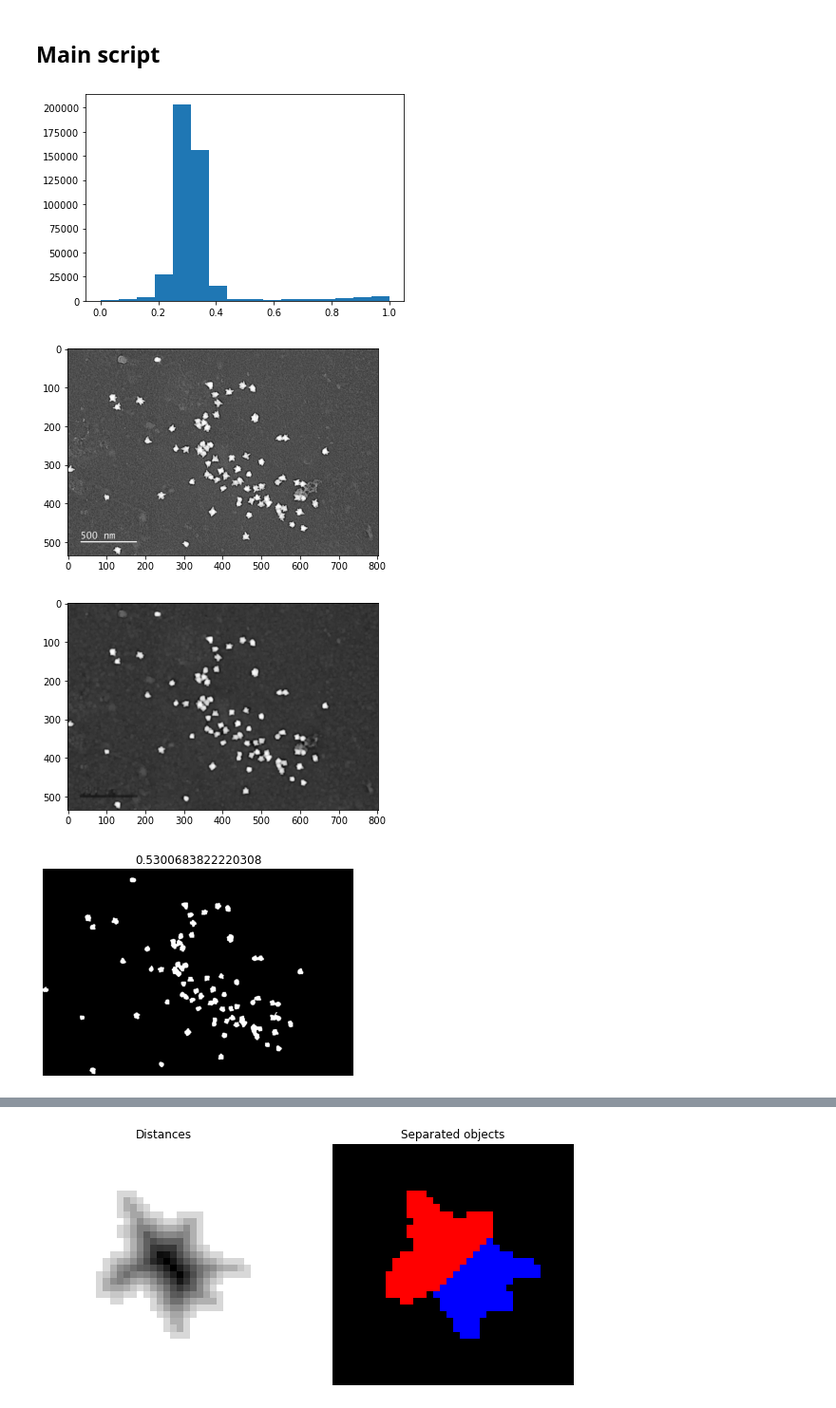
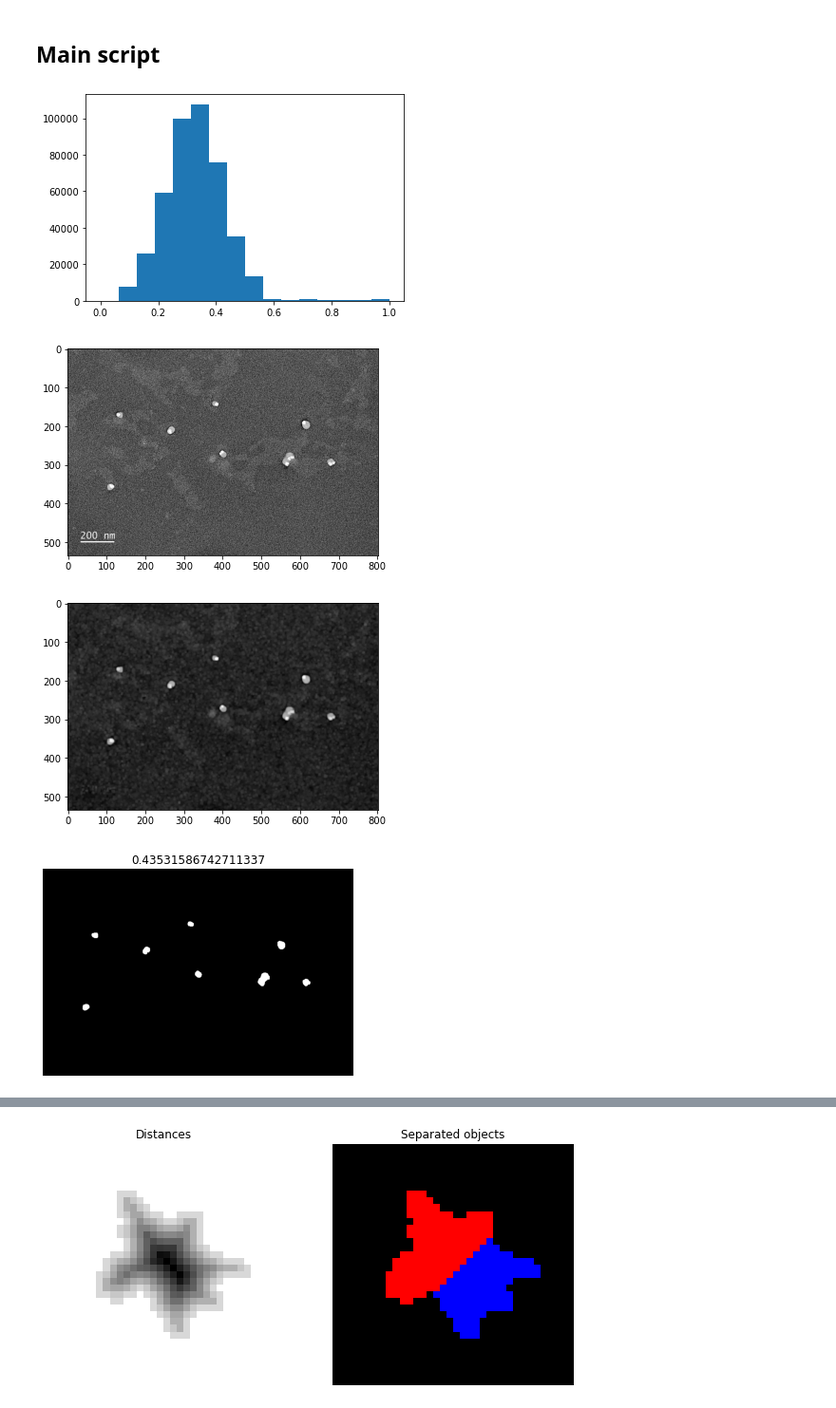
Before and after one commit to Cewein/Nanoparticle-segmentation-classification, a Jupyter notebook: Segemenation_of_nano_particle.ipynb, the cells around one changed output, grey strips where cells are left out. Shown at 95% size. Cells and saved outputs as stored; diff of their text form; code cells hidden in the pictures.

```diff
--- a/Segemenation_of_nano_particle.ipynb
+++ b/Segemenation_of_nano_particle.ipynb
@@ -26,15 +40,15 @@ gui.display()
 # %% [markdown]
 ## Main script
 # %%
-fileName = "nanostars Au -10kX -0004"
-im2 = utils.openFile("img/nanostars Au -10kX -0004.jpg",5)
+fileName = "15kX -FF-Q9-Fe3O4 -0004"
+im2 = utils.openFile(f"img/{fileName}.tif",5)
 im2processed = nanoSegmentation.preProcessing(im2,5,1,True)
 imBinary2 = nanoSegmentation.thresholdOtsu(im2processed,True)
 labels2, markers2 = nanoSegmentation.distanceBasedWatershed(imBinary2,True)
 bboxArray = boudingBox.getBoundingBox(255 - im2, labels2,100, True)
 boudingBox.exctractParticle(255 - im2, bboxArray,fileName, save=True, display=False)
 # %% [output]
-[figure, old version]
+[figure, new version]
-[figure, old version]
+[figure, new version]
-[figure, old version]
+[figure, new version]
-[figure, old version]
+[figure, new version]
```
Also changed, not shown: parts of 6 cells of this notebook, 2 other files.
